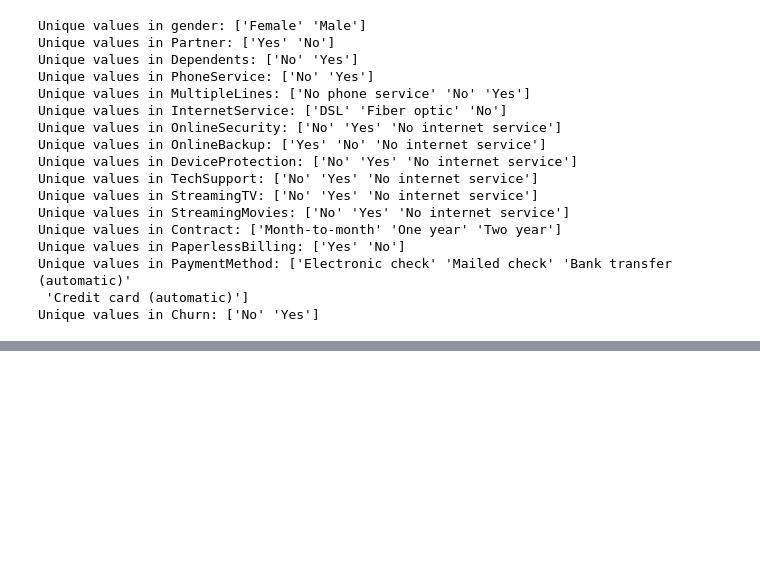
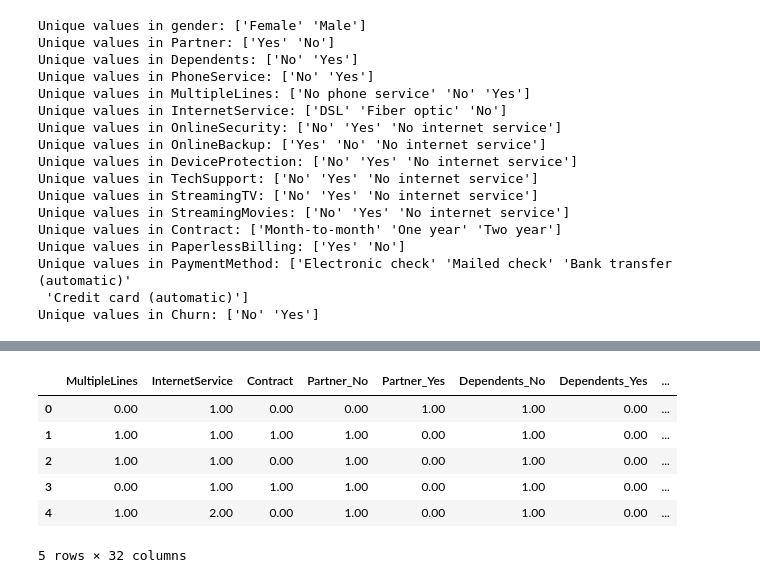
Before and after one commit to CarrotKM/Telco_Churn-Binary-Model, a Jupyter notebook: Karan_“Batman”_Mohindroo_Telco_Assignment_Template.ipynb, the cells around one changed output, grey strips where cells are left out. Cells and saved outputs as stored; diff of their text form; code cells hidden in the pictures; blank space fills up the shorter version.

```diff
--- a/Karan_“Batman”_Mohindroo_Telco_Assignment_Template.ipynb
+++ b/Karan_“Batman”_Mohindroo_Telco_Assignment_Template.ipynb
@@ -291,0 +327,2 @@ Unique values in Churn: ['No' 'Yes']
+# %%
+data.drop('gender', axis=1, inplace=True)
@@ -291,0 +331,3 @@ Unique values in Churn: ['No' 'Yes']
+# %%
+data['ElectronicCheck'] = data['PaymentMethod'].apply(lambda x: 'Yes' if x == 'Electronic check' else 'No')
+data.drop('PaymentMethod', axis=1, inplace=True)
@@ -291,0 +366,5 @@ Unique values in Churn: ['No' 'Yes']
+# %%
+from sklearn.preprocessing import LabelEncoder
+
+data['Churn'] = LabelEncoder().fit_transform(data['Churn'])
+data['Churn'].head()
@@ -291,0 +379,31 @@ Unique values in Churn: ['No' 'Yes']
+# %%
+from sklearn.preprocessing import OrdinalEncoder, OneHotEncoder
+from sklearn.compose import make_column_transformer
+
+ordinal_features = ['MultipleLines', 'InternetService', 'Contract']
+onehot_features = cat.drop(ordinal_features, axis=1).columns.tolist()
+
+lines_order = ['No phone service', 'No', 'Yes']
+internet_order = ['No', 'DSL', 'Fiber optic']
+contract_order = ['Month-to-month', 'One year', 'Two year']
+
+ordinal_cats = [lines_order, internet_order, contract_order]
+
+transformer = make_column_transformer(
+    (OrdinalEncoder(categories=ordinal_cats, dtype=int), ordinal_features),
+    (OneHotEncoder(dtype=int), onehot_features),
+    remainder='passthrough', verbose_feature_names_out=False
+)
+# %%
+data_encoded = transformer.fit_transform(data)
+features=transformer.get_feature_names_out()
+data_encoded = pd.DataFrame(data_encoded, columns=features)
+data_encoded.head()
+# %% [output]
+|  | MultipleLines | InternetService | Contract | Partner_No | Partner_Yes | Dependents_No | Dependents_Yes | ... |
+| 0 | 0.00 | 1.00 | 0.00 | 0.00 | 1.00 | 1.00 | 0.00 | ... |
+| 1 | 1.00 | 1.00 | 1.00 | 1.00 | 0.00 | 1.00 | 0.00 | ... |
+| 2 | 1.00 | 1.00 | 0.00 | 1.00 | 0.00 | 1.00 | 0.00 | ... |
+| 3 | 0.00 | 1.00 | 1.00 | 1.00 | 0.00 | 1.00 | 0.00 | ... |
+| 4 | 1.00 | 2.00 | 0.00 | 1.00 | 0.00 | 1.00 | 0.00 | ... |
+5 rows × 32 columns
```
Also changed, not shown: parts of 27 cells of this notebook.
